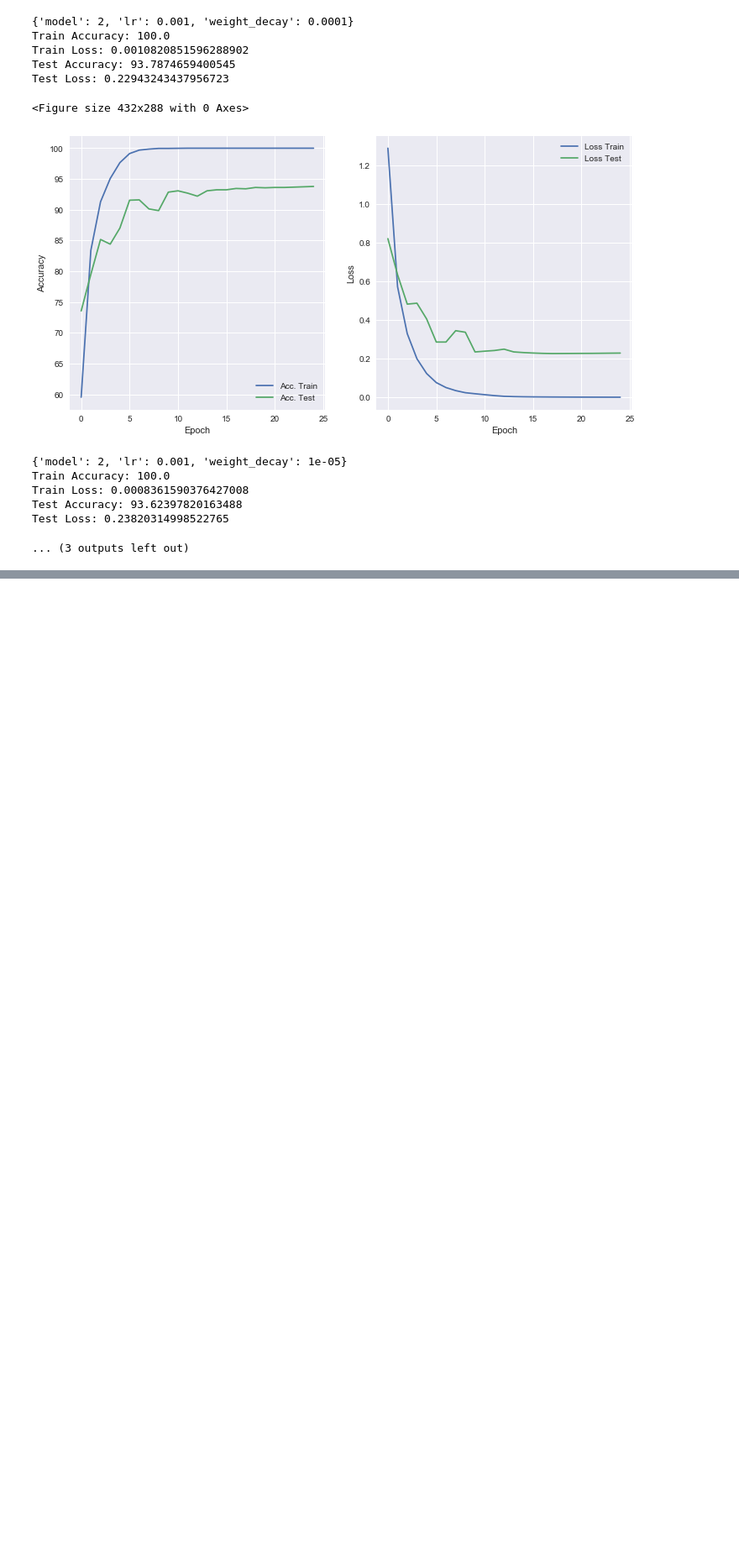
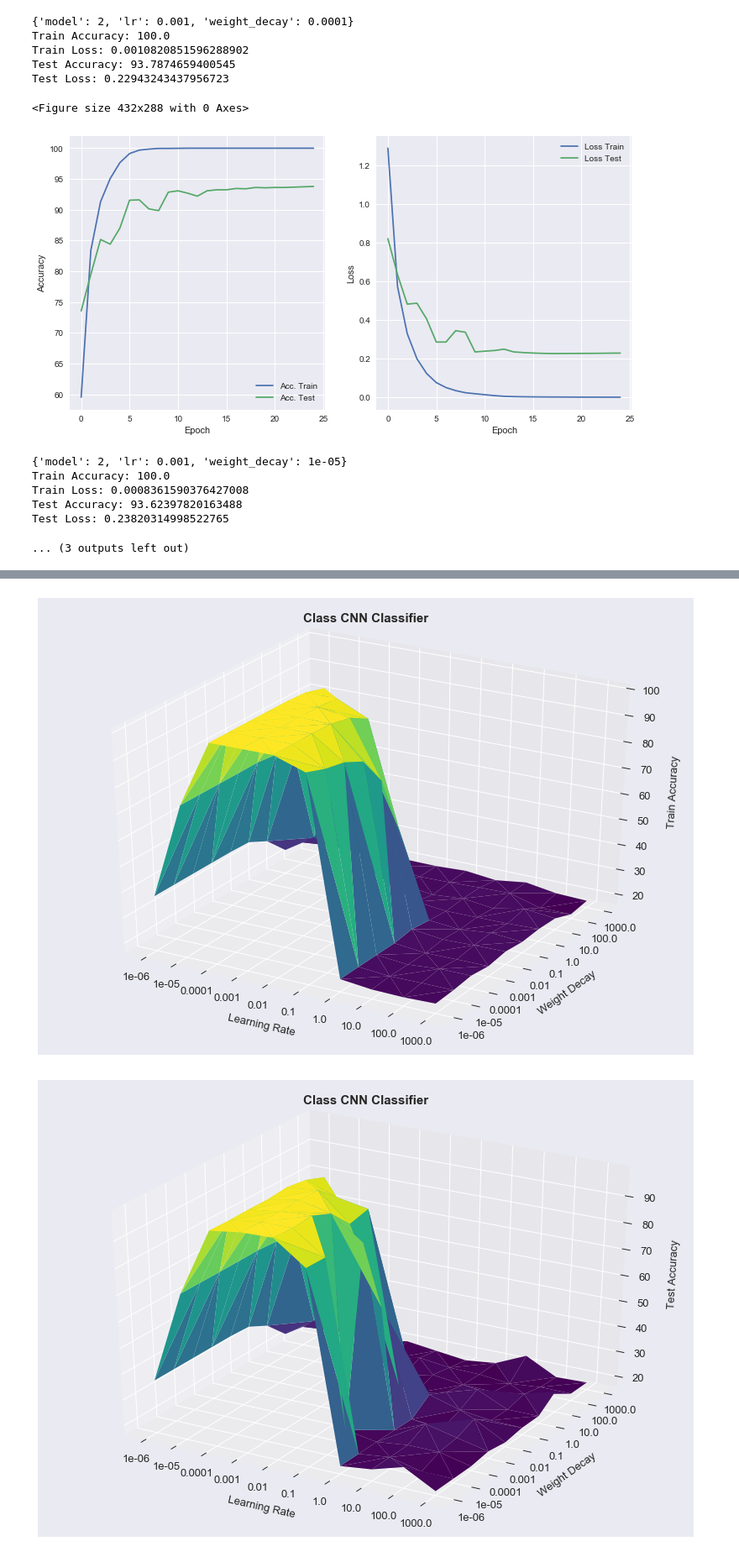
Before and after one commit to srivathsapv/cgda_project, a Jupyter notebook: notebooks/CNN - DNA QRCode Based.ipynb, the cells around one changed output, grey strips where cells are left out. Shown at 84% size. Saved outputs shown, nothing was run; the diff lists cells and outputs as text; code cells hidden in the pictures; blank space fills up the shorter version.

```diff
--- a/notebooks/CNN - DNA QRCode Based.ipynb
+++ b/notebooks/CNN - DNA QRCode Based.ipynb
@@ -521,0 +579,5 @@ Test Loss: 0.23820314998522765
+# %%
+plot_grid_search_plots(class_model, "Class")
+# %% [output]
+[figure, added]
+[figure, added]
```
Also changed, not shown: parts of 16 cells of this notebook.
